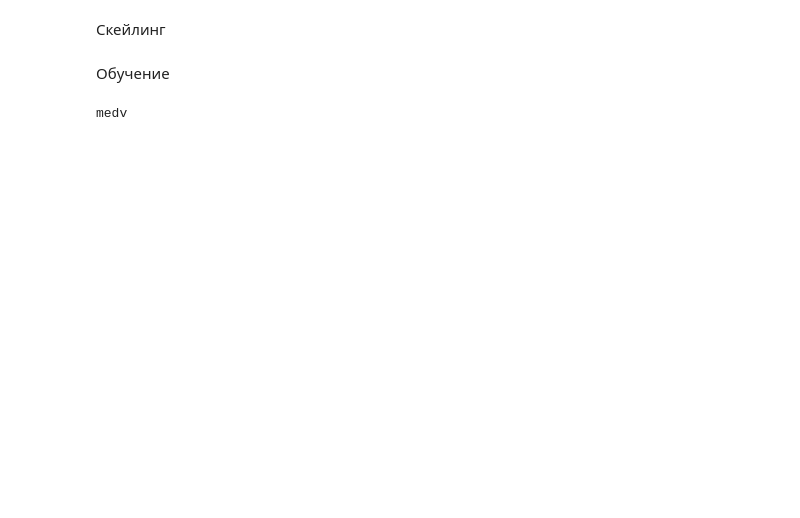
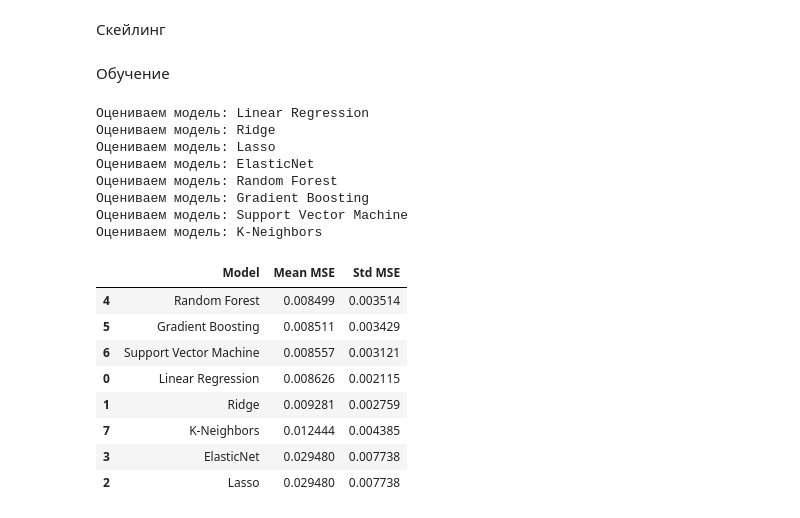
Before and after one commit to kuskas112/Labs, a Jupyter notebook: Машинное обучение/Практики/1/1.ipynb, the cells around one changed output. Cells and saved outputs as stored; diff of their text form; code cells hidden in the pictures; blank space fills up the shorter version.

```diff
--- a/Машинное обучение/Практики/1/1.ipynb
+++ b/Машинное обучение/Практики/1/1.ipynb
@@ -135,6 +172,77 @@ df = df_scaled
 # %% [markdown]
 Обучение
 # %%
-target = 'medv'
+import pandas as pd
+import numpy as np
+from sklearn.model_selection import cross_val_score, KFold
+from sklearn.linear_model import LinearRegression, Ridge, Lasso, ElasticNet
+from sklearn.ensemble import RandomForestRegressor, GradientBoostingRegressor
+from sklearn.svm import SVR
+from sklearn.neighbors import KNeighborsRegressor
+from sklearn.metrics import mean_squared_error, make_scorer
+import matplotlib.pyplot as plt
+import seaborn as sns
+
+# Для красивого отображения таблиц в Jupyter Notebook
+from IPython.display import display
+
+# Настраиваем кросс-валидацию (например, 5 фолдов)
+kf = KFold(n_splits=5, shuffle=True, random_state=42)
+# Создаем scorer для MSE (с отрицательным знаком, т.к. cross_val_score максимизирует метрику)
+mse_scorer = make_scorer(mean_squared_error, greater_is_better=False)
+
+models = {
+    'Linear Regression': LinearRegression(),
+    'Ridge': Ridge(alpha=1.0),
+    'Lasso': Lasso(alpha=0.1),
+    'ElasticNet': ElasticNet(alpha=0.1, l1_ratio=0.5),
+    'Random Forest': RandomForestRegressor(n_estimators=100, random_state=42),
+    'Gradient Boosting': GradientBoostingRegressor(n_estimators=100, random_state=42),
+    'Support Vector Machine': SVR(kernel='rbf', C=1.0),
+    'K-Neighbors': KNeighborsRegressor(n_neighbors=5)
+}
+
+results = pd.DataFrame(columns=['Model', 'Mean MSE', 'Std MSE']).astype({
+    'Model': 'object',
+    'Mean MSE': 'float64',
+    'Std MSE': 'float64'
+})
+
+# Проходим по всем моделям
+for name, model in models.items():
+    print(f"Оцениваем модель: {name}")
+
+    # Выполняем кросс-валидацию с вычислением MSE
+    cv_scores = cross_val_score(model, X, y, cv=kf, scoring=mse_scorer)
+
+    # Преобразуем обратно (убираем минус)
+    cv_scores = -cv_scores
+
+    # Добавляем результаты в DataFrame
+    results = pd.concat([results, pd.DataFrame({
+        'Model': [name],
+        'Mean MSE': [cv_scores.mean()],
+        'Std MSE': [cv_scores.std()]
+    })], ignore_index=True)
+
+# Сортируем модели по Mean MSE (чем меньше, тем лучше)
+results = results.sort_values('Mean MSE', ascending=True)
+display(results)
 # %% [output]
-medv
+Оцениваем модель: Linear Regression
+Оцениваем модель: Ridge
+Оцениваем модель: Lasso
+Оцениваем модель: ElasticNet
+Оцениваем модель: Random Forest
+Оцениваем модель: Gradient Boosting
+Оцениваем модель: Support Vector Machine
+Оцениваем модель: K-Neighbors
+|  | Model | Mean MSE | Std MSE |
+| 4 | Random Forest | 0.008499 | 0.003514 |
+| 5 | Gradient Boosting | 0.008511 | 0.003429 |
+| 6 | Support Vector Machine | 0.008557 | 0.003121 |
+| 0 | Linear Regression | 0.008626 | 0.002115 |
+| 1 | Ridge | 0.009281 | 0.002759 |
+| 7 | K-Neighbors | 0.012444 | 0.004385 |
+| 3 | ElasticNet | 0.029480 | 0.007738 |
+| 2 | Lasso | 0.029480 | 0.007738 |
```
Also changed, not shown: parts of 7 cells of this notebook, 5 other files.
